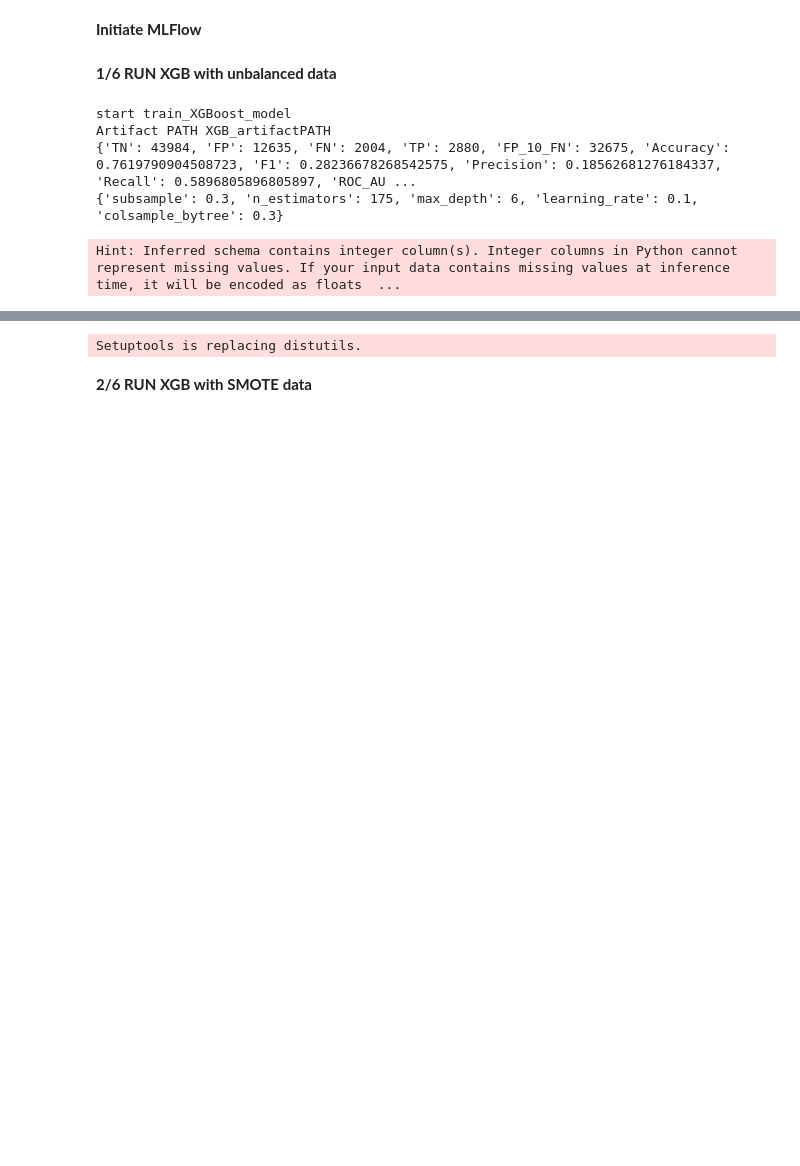
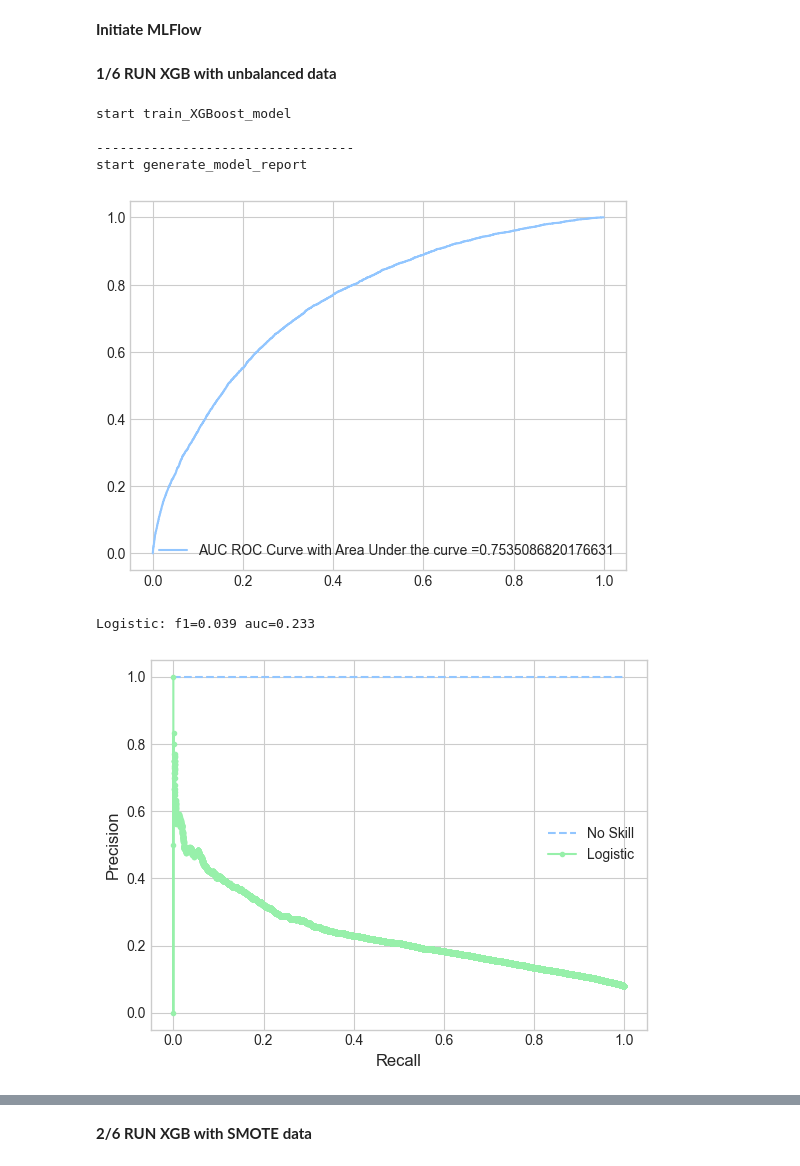
Before and after one commit to MarkoBrie/credit_scoring_with_MLOPS, a Jupyter notebook: 2_Model_selection.ipynb, the cells around one changed output, grey strips where cells are left out. Cells and saved outputs as stored; diff of their text form; code cells hidden in the pictures; blank space fills up the shorter version.

```diff
--- a/2_Model_selection.ipynb
+++ b/2_Model_selection.ipynb
@@ -642,13 +642,15 @@ experiment_name = "Credit_scoring"
 # %%
 # XGB no SMOTE data
 run_name = "XGB"
 print("start train_XGBoost_model")
 #best_xgb_model, best_xgb_params, timeXGB = train_XGBoost_model(X_train, Y_train)
-#XGB_metrics, best_XGB  = generate_model_report(best_xgb_model, run_name, X_test, Y_test, timeXGB)
-run_MLflow(experiment_name, run_name, XGB_metrics, best_xgb_params, best_xgb_model, X_train)
+XGB_metrics, best_XGB  = generate_model_report(best_xgb_model, run_name, X_test, Y_test, timeXGB)
+#run_MLflow(experiment_name, run_name, XGB_metrics, best_xgb_params, best_xgb_model, X_train)
 # %% [output]
 start train_XGBoost_model
-Artifact PATH XGB_artifactPATH
-{'TN': 43984, 'FP': 12635, 'FN': 2004, 'TP': 2880, 'FP_10_FN': 32675, 'Accuracy': 0.7619790904508723, 'F1': 0.28236678268542575, 'Precision': 0.18562681276184337, 'Recall': 0.5896805896805897, 'ROC_AU ...
-{'subsample': 0.3, 'n_estimators': 175, 'max_depth': 6, 'learning_rate': 0.1, 'colsample_bytree': 0.3}
+
+---------------------------------
+start generate_model_report
+[figure, added]
-Hint: Inferred schema contains integer column(s). Integer columns in Python cannot represent missing values. If your input data contains missing values at inference time, it will be encoded as floats  ...
+Logistic: f1=0.039 auc=0.233
+[figure, added]
@@ -656,4 +674,3 @@ Active run_id: fe48df8a9e1349daadf27344650588d1
-Setuptools is replacing distutils.
 # %% [markdown]
 **2/6 RUN XGB with SMOTE data**
 # %%
```
Also changed, not shown: parts of 7 cells of this notebook, 11 other files.
